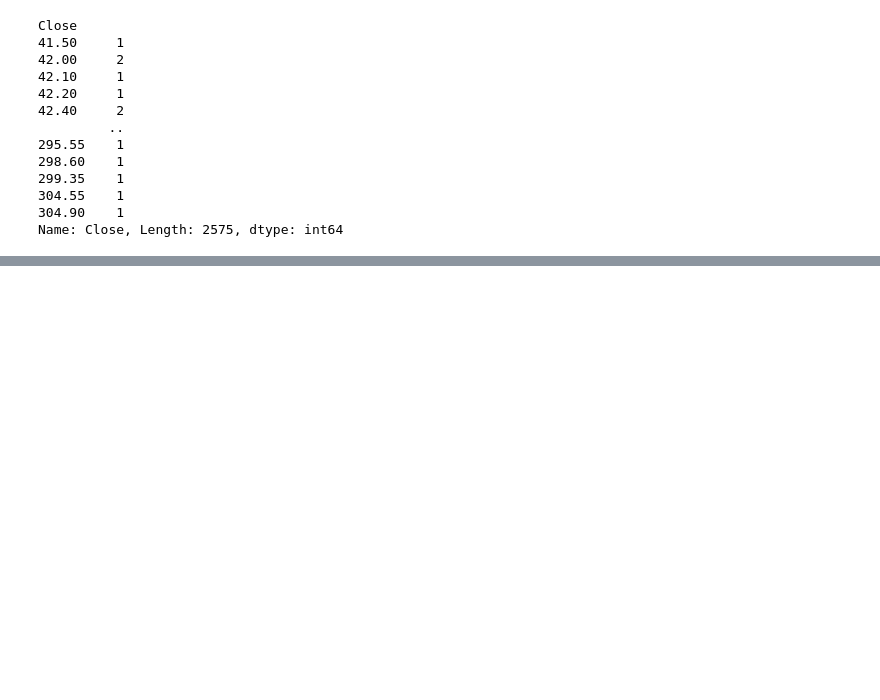
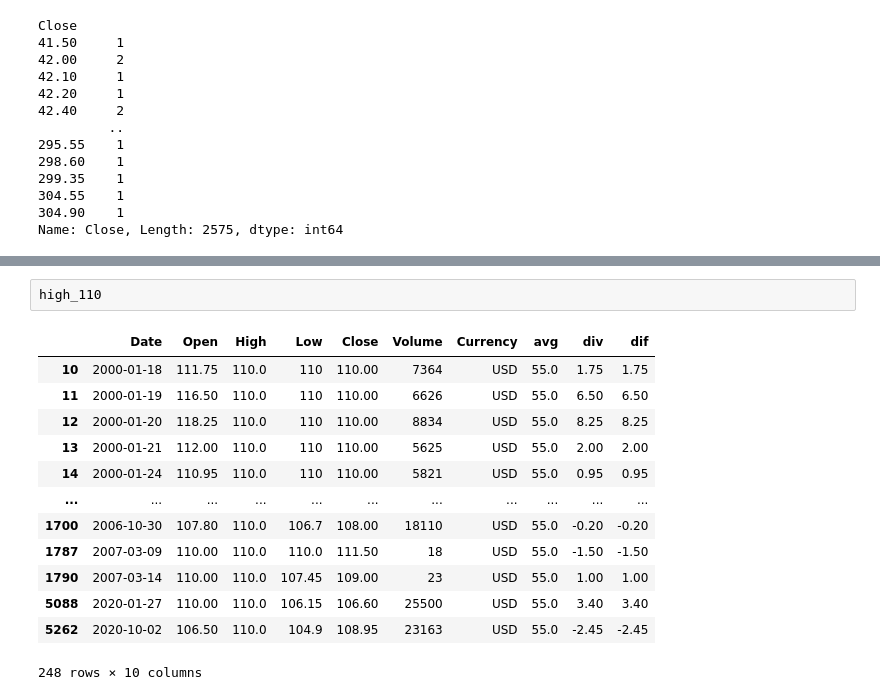
Before and after one commit to TeixeiraData/coffee-repository, a Jupyter notebook: first.ipynb, the cells around one changed output, grey strips where cells are left out. Saved outputs shown, nothing was run; the diff lists cells and outputs as text; blank space fills up the shorter version.

```diff
--- a/first.ipynb
+++ b/first.ipynb
@@ -349,0 +399,16 @@ Name: Close, Length: 2575, dtype: int64
+# %%
+high_110
+# %% [output]
+|  | Date | Open | High | Low | Close | Volume | Currency | avg | div | dif |
+| 10 | 2000-01-18 | 111.75 | 110.0 | 110 | 110.00 | 7364 | USD | 55.0 | 1.75 | 1.75 |
+| 11 | 2000-01-19 | 116.50 | 110.0 | 110 | 110.00 | 6626 | USD | 55.0 | 6.50 | 6.50 |
+| 12 | 2000-01-20 | 118.25 | 110.0 | 110 | 110.00 | 8834 | USD | 55.0 | 8.25 | 8.25 |
+| 13 | 2000-01-21 | 112.00 | 110.0 | 110 | 110.00 | 5625 | USD | 55.0 | 2.00 | 2.00 |
+| 14 | 2000-01-24 | 110.95 | 110.0 | 110 | 110.00 | 5821 | USD | 55.0 | 0.95 | 0.95 |
+| ... | ... | ... | ... | ... | ... | ... | ... | ... | ... | ... |
+| 1700 | 2006-10-30 | 107.80 | 110.0 | 106.7 | 108.00 | 18110 | USD | 55.0 | -0.20 | -0.20 |
+| 1787 | 2007-03-09 | 110.00 | 110.0 | 110.0 | 111.50 | 18 | USD | 55.0 | -1.50 | -1.50 |
+| 1790 | 2007-03-14 | 110.00 | 110.0 | 107.45 | 109.00 | 23 | USD | 55.0 | 1.00 | 1.00 |
+| 5088 | 2020-01-27 | 110.00 | 110.0 | 106.15 | 106.60 | 25500 | USD | 55.0 | 3.40 | 3.40 |
+| 5262 | 2020-10-02 | 106.50 | 110.0 | 104.9 | 108.95 | 23163 | USD | 55.0 | -2.45 | -2.45 |
+248 rows × 10 columns
```
Also changed, not shown: parts of 17 cells of this notebook, 1 other file.
